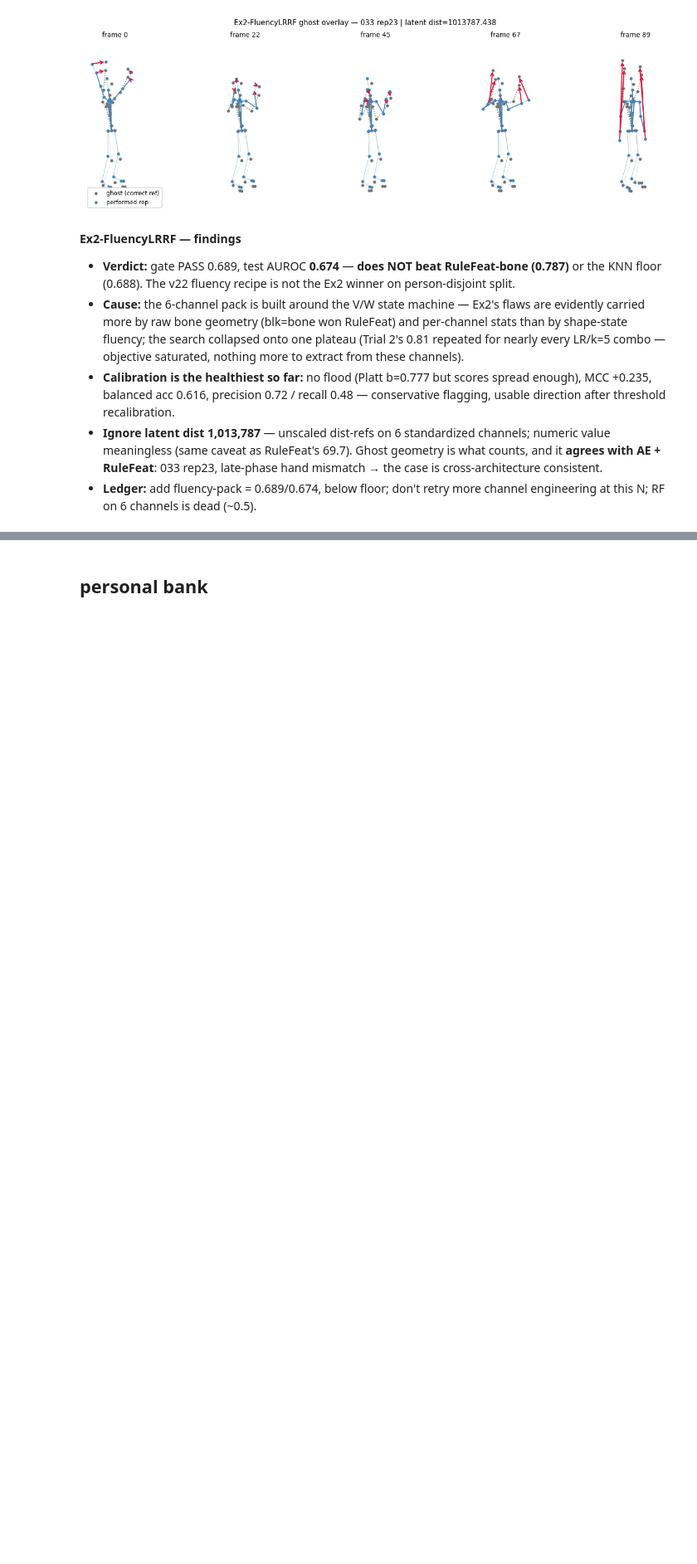
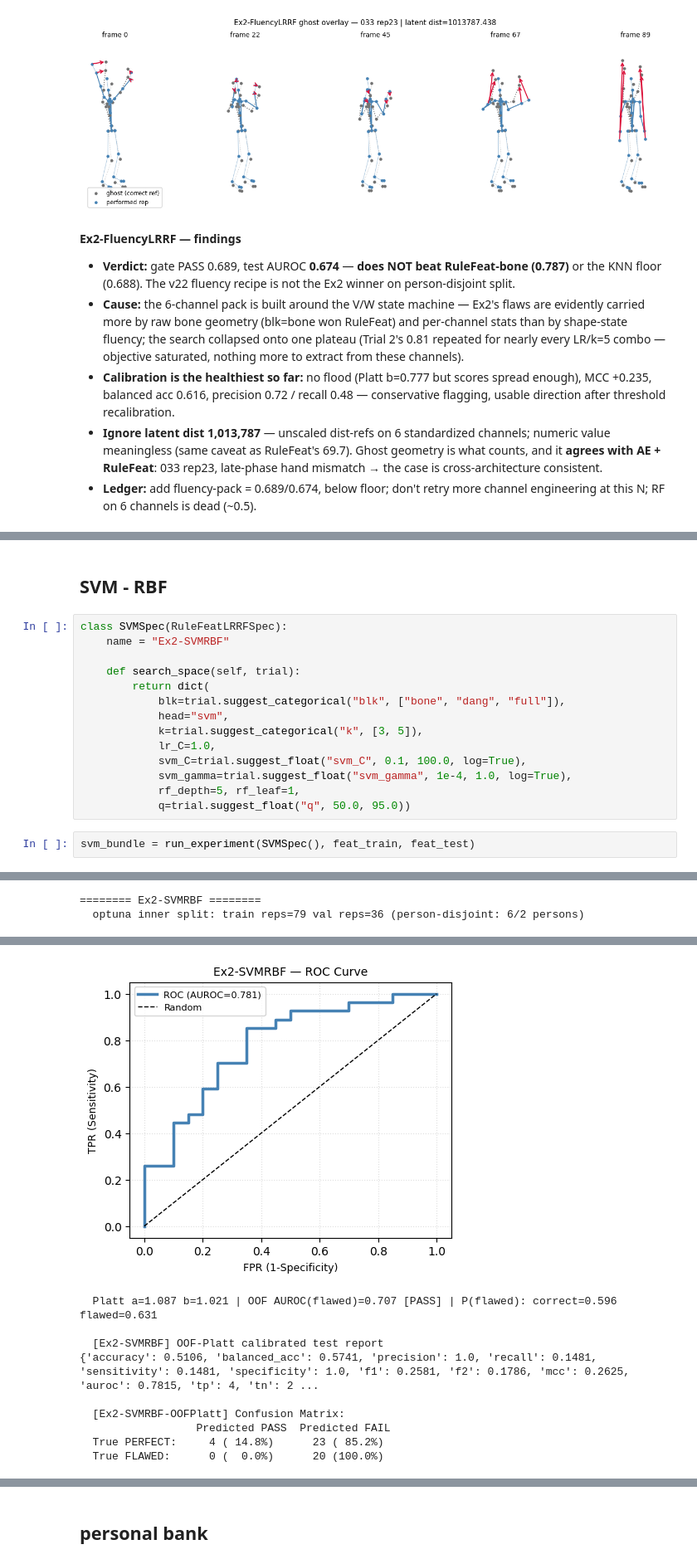
Before and after one commit to waquar003/pose-detection-physiotherapy, a Jupyter notebook: notebooks/model-train-ex2.ipynb, the cells around one changed output, grey strips where cells are left out. Shown at 83% size. Cells and saved outputs as stored; diff of their text form; blank space fills up the shorter version.

```diff
--- a/notebooks/model-train-ex2.ipynb
+++ b/notebooks/model-train-ex2.ipynb
@@ -1231,0 +1371,19 @@ worst test rep: 033 rep23 label=0 p_flawed=0.685
+# %% [markdown]
+## SVM - RBF
+# %%
+class SVMSpec(RuleFeatLRRFSpec):
+    name = "Ex2-SVMRBF"
+
+    def search_space(self, trial):
+        return dict(
+            blk=trial.suggest_categorical("blk", ["bone", "dang", "full"]),
+            head="svm",
+            k=trial.suggest_categorical("k", [3, 5]),
+            lr_C=1.0,
+            svm_C=trial.suggest_float("svm_C", 0.1, 100.0, log=True),
+            svm_gamma=trial.suggest_float("svm_gamma", 1e-4, 1.0, log=True),
+            rf_depth=5, rf_leaf=1,
+            q=trial.suggest_float("q", 50.0, 95.0))
+# %%
+svm_bundle = run_experiment(SVMSpec(), feat_train, feat_test)
+# %% [output]
@@ -1231,0 +1391,2 @@ worst test rep: 033 rep23 label=0 p_flawed=0.685
+======== Ex2-SVMRBF ========
+  optuna inner split: train reps=79 val reps=36 (person-disjoint: 6/2 persons)
@@ -1231,0 +1410,10 @@ worst test rep: 033 rep23 label=0 p_flawed=0.685
+[figure, added]
+  Platt a=1.087 b=1.021 | OOF AUROC(flawed)=0.707 [PASS] | P(flawed): correct=0.596 flawed=0.631
+
+  [Ex2-SVMRBF] OOF-Platt calibrated test report
+{'accuracy': 0.5106, 'balanced_acc': 0.5741, 'precision': 1.0, 'recall': 0.1481, 'sensitivity': 0.1481, 'specificity': 1.0, 'f1': 0.2581, 'f2': 0.1786, 'mcc': 0.2625, 'auroc': 0.7815, 'tp': 4, 'tn': 2 ...
+
+  [Ex2-SVMRBF-OOFPlatt] Confusion Matrix:
+                  Predicted PASS  Predicted FAIL
+  True PERFECT:     4 ( 14.8%)      23 ( 85.2%)
+  True FLAWED:      0 (  0.0%)      20 (100.0%)
```
Also changed, not shown: parts of 29 cells of this notebook.
